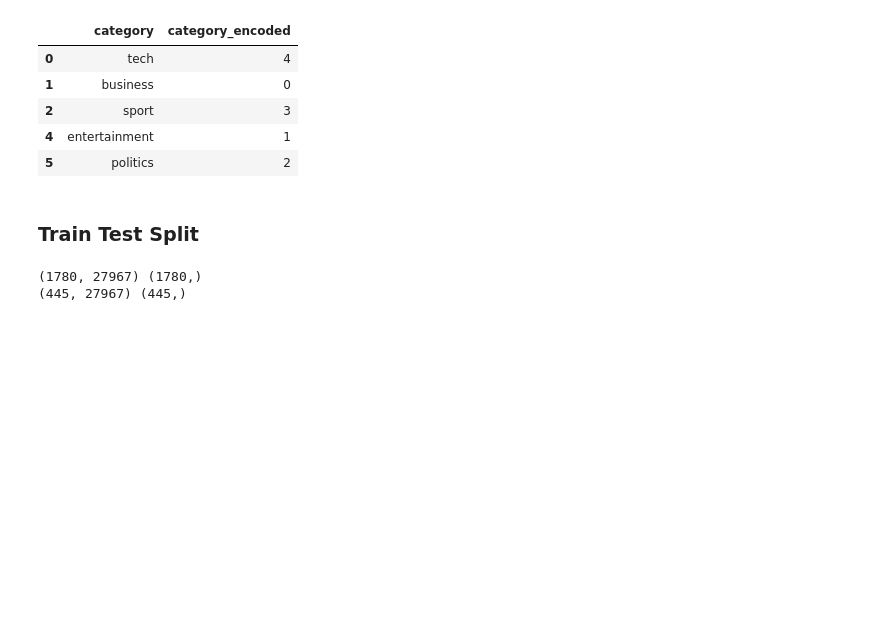
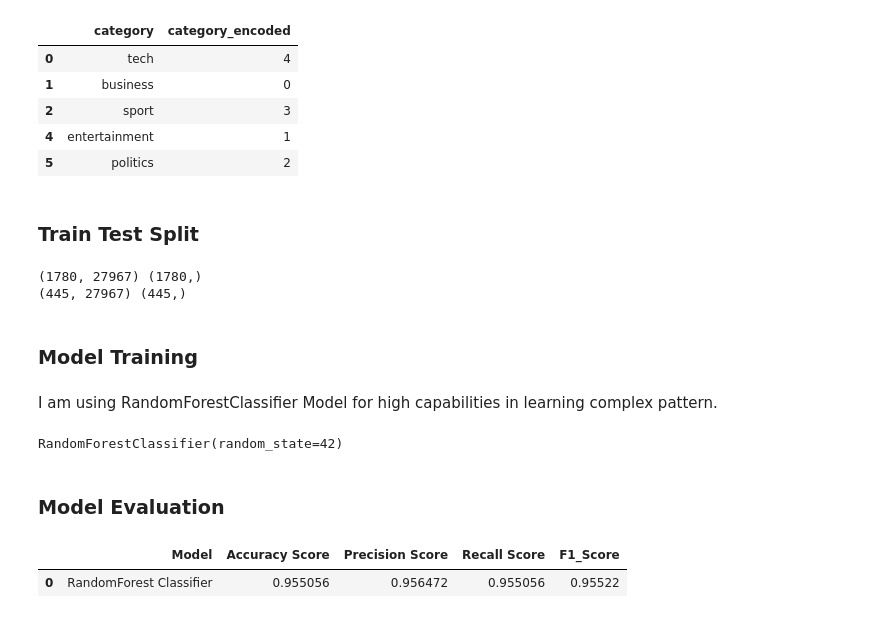
Before and after one commit to FatemeAmlahi/BBC_article_category_classification, a Jupyter notebook: notebooks/article_classification.ipynb, the cells around one changed output. Drawn from its saved outputs; the diff is of its cells as text; code cells hidden in the pictures; blank space fills up the shorter version.

```diff
--- a/notebooks/article_classification.ipynb
+++ b/notebooks/article_classification.ipynb
@@ -267,3 +270,14 @@ print(X_test.shape,y_test.shape)
 # %% [output]
 (1780, 27967) (1780,)
 (445, 27967) (445,)
+# %% [markdown]
+### Model Training
+# %% [markdown]
+I am using RandomForestClassifier Model for high capabilities in learning complex pattern.
+# %%
+classifier = RandomForestClassifier(n_estimators=100 , random_state=42)
+classifier.fit(X_train,y_train)
+# %% [output]
+RandomForestClassifier(random_state=42)
+# %% [markdown]
+### Model Evaluation
@@ -269,0 +290,13 @@ print(X_test.shape,y_test.shape)
+# %%
+results = pd.DataFrame({
+    "Model" : ["RandomForest Classifier"],
+    "Accuracy Score" : [randomForest_acc],
+    "Precision Score": [randomForest_precision],
+    "Recall Score" : [randomForest_recall],
+    "F1_Score" : [randomForest_f1]
+}
+)
+results
+# %% [output]
+|  | Model | Accuracy Score | Precision Score | Recall Score | F1_Score |
+| 0 | RandomForest Classifier | 0.955056 | 0.956472 | 0.955056 | 0.95522 |
```
Also changed, not shown: parts of 5 cells of this notebook.
